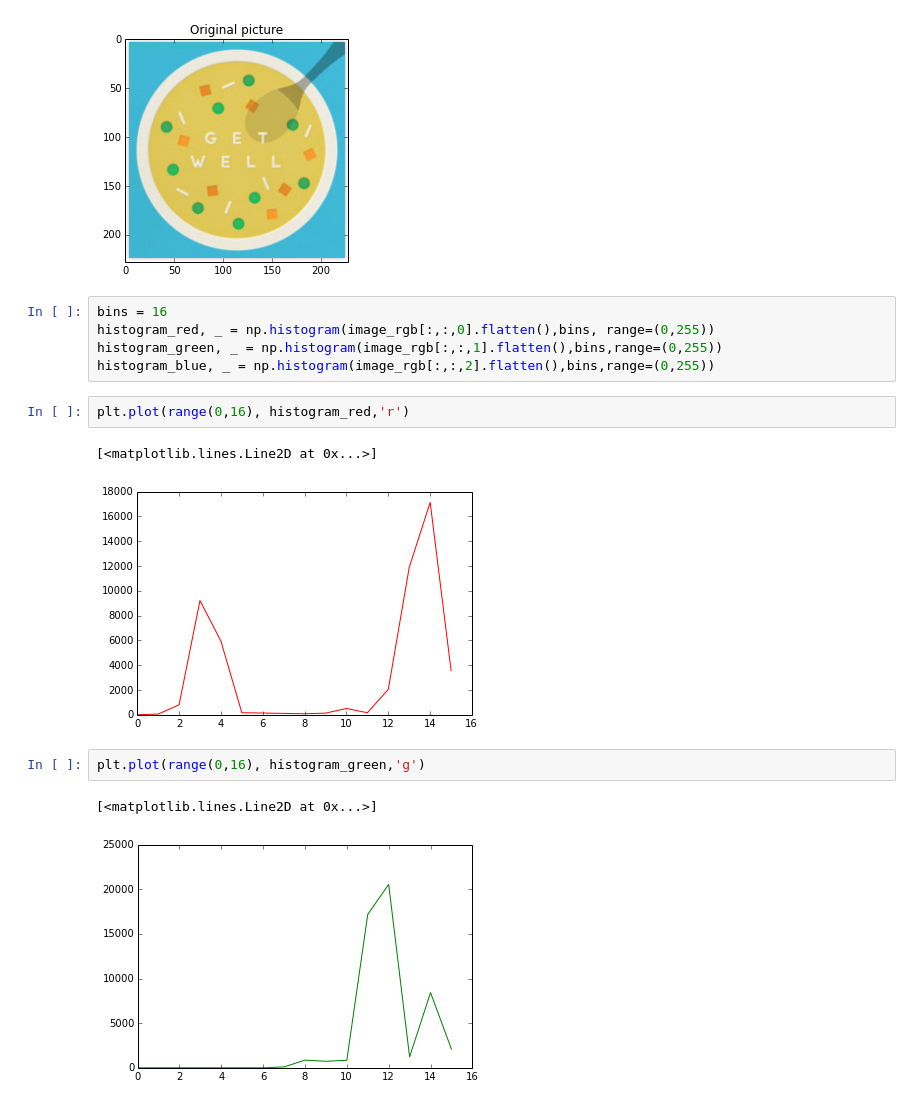
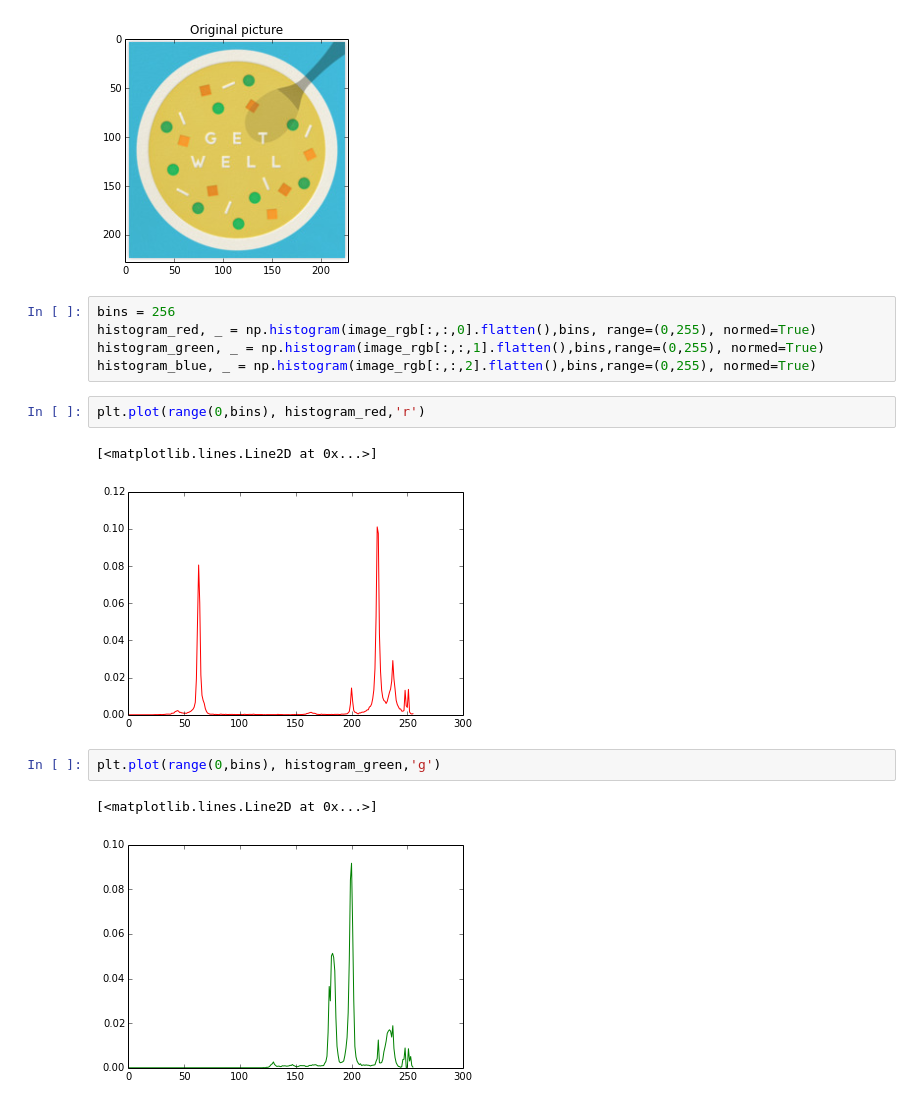
Before and after one commit to dinob0t/pp_class, a Jupyter notebook: color_histograms.ipynb, the cells around one changed output. Saved outputs shown, nothing was run; the diff lists cells and outputs as text.

```diff
--- a/color_histograms.ipynb
+++ b/color_histograms.ipynb
@@ -24,18 +24,18 @@ plt.show()
 # %% [output]
 [figure]
 # %%
-bins = 16
-histogram_red, _ = np.histogram(image_rgb[:,:,0].flatten(),bins, range=(0,255))
-histogram_green, _ = np.histogram(image_rgb[:,:,1].flatten(),bins,range=(0,255))
-histogram_blue, _ = np.histogram(image_rgb[:,:,2].flatten(),bins,range=(0,255))
+bins = 256
+histogram_red, _ = np.histogram(image_rgb[:,:,0].flatten(),bins, range=(0,255), normed=True)
+histogram_green, _ = np.histogram(image_rgb[:,:,1].flatten(),bins,range=(0,255), normed=True)
+histogram_blue, _ = np.histogram(image_rgb[:,:,2].flatten(),bins,range=(0,255), normed=True)
 # %%
-plt.plot(range(0,16), histogram_red,'r')
+plt.plot(range(0,bins), histogram_red,'r')
 # %% [output]
 [<matplotlib.lines.Line2D at 0x...>]
-[figure, old version]
+[figure, new version]
 # %%
-plt.plot(range(0,16), histogram_green,'g')
+plt.plot(range(0,bins), histogram_green,'g')
 # %% [output]
 [<matplotlib.lines.Line2D at 0x...>]
-[figure, old version]
+[figure, new version]
 # %%
```
Also changed, not shown: parts of 6 cells of this notebook.
